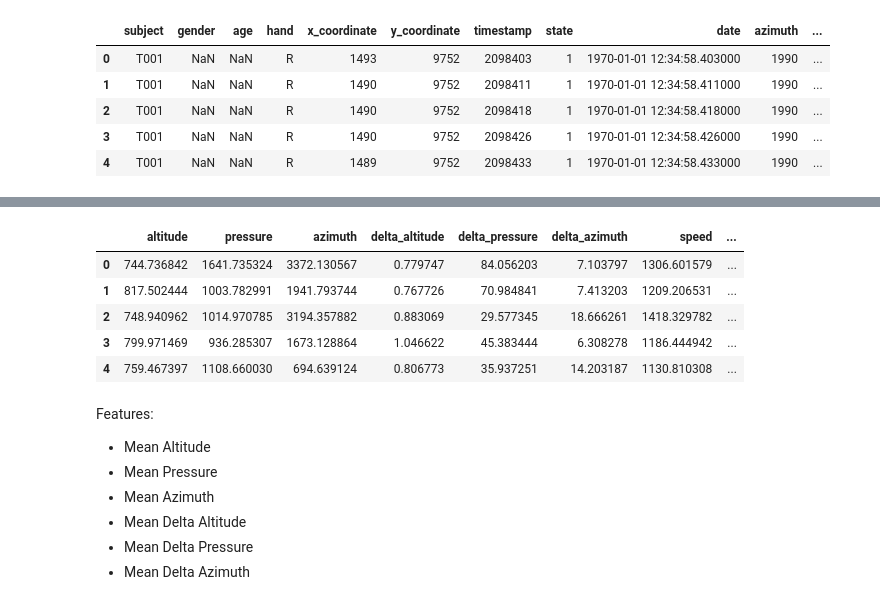
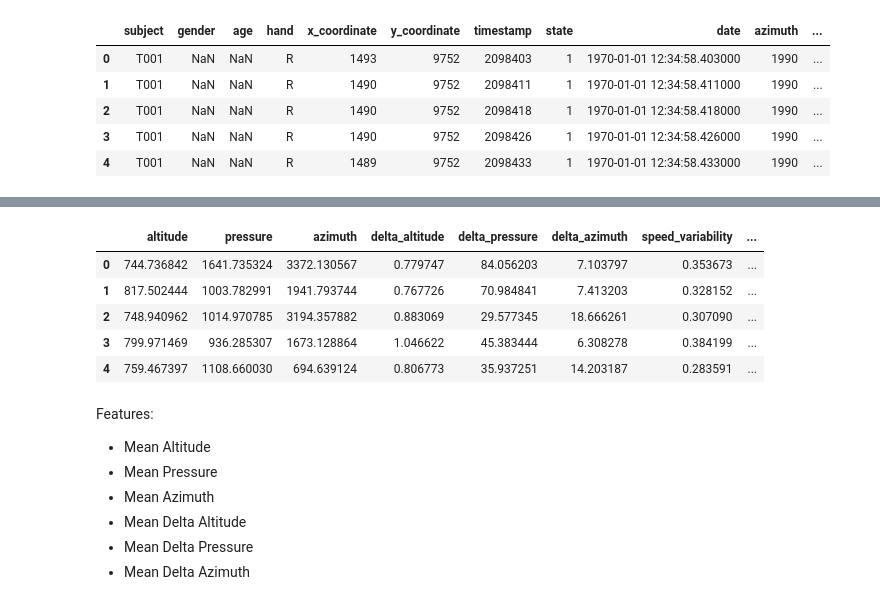
Before and after one commit to JWL16038/DATA471-Individual-Project, a Jupyter notebook: notebooks/spirals_modelling.ipynb, the cells around one changed output, grey strips where cells are left out. Saved outputs shown, nothing was run; the diff lists cells and outputs as text; code cells hidden in the pictures.

```diff
--- a/notebooks/spirals_modelling.ipynb
+++ b/notebooks/spirals_modelling.ipynb
@@ -129,7 +130,7 @@ def aggregate_features(df_input):
         "delta_pressure":'mean',
         "delta_azimuth":'mean',
         # "distance":'mean',
-        "speed":'mean',
+        # "speed":'mean',
     }).reset_index()
 
     # Merge the variability_df with mean_df on subject and session
@@ -139,16 +140,16 @@ def aggregate_features(df_input):
 # %%
 df = create_metrics(df)
 df_metrics = aggregate_features(df)
-df_metrics["control_numeric"] = (df_metrics["control"] == "N").astype(int)
+df_metrics["control_numeric"] = (df_metrics["control"] == "Y").astype(int)
 df_metrics = df_metrics.drop(["control"], axis=1)
 df_metrics.head()
 # %% [output]
-|  | altitude | pressure | azimuth | delta_altitude | delta_pressure | delta_azimuth | speed | ... |
-| 0 | 744.736842 | 1641.735324 | 3372.130567 | 0.779747 | 84.056203 | 7.103797 | 1306.601579 | ... |
-| 1 | 817.502444 | 1003.782991 | 1941.793744 | 0.767726 | 70.984841 | 7.413203 | 1209.206531 | ... |
-| 2 | 748.940962 | 1014.970785 | 3194.357882 | 0.883069 | 29.577345 | 18.666261 | 1418.329782 | ... |
-| 3 | 799.971469 | 936.285307 | 1673.128864 | 1.046622 | 45.383444 | 6.308278 | 1186.444942 | ... |
-| 4 | 759.467397 | 1108.660030 | 694.639124 | 0.806773 | 35.937251 | 14.203187 | 1130.810308 | ... |
+|  | altitude | pressure | azimuth | delta_altitude | delta_pressure | delta_azimuth | speed_variability | ... |
+| 0 | 744.736842 | 1641.735324 | 3372.130567 | 0.779747 | 84.056203 | 7.103797 | 0.353673 | ... |
+| 1 | 817.502444 | 1003.782991 | 1941.793744 | 0.767726 | 70.984841 | 7.413203 | 0.328152 | ... |
+| 2 | 748.940962 | 1014.970785 | 3194.357882 | 0.883069 | 29.577345 | 18.666261 | 0.307090 | ... |
+| 3 | 799.971469 | 936.285307 | 1673.128864 | 1.046622 | 45.383444 | 6.308278 | 0.384199 | ... |
+| 4 | 759.467397 | 1108.660030 | 694.639124 | 0.806773 | 35.937251 | 14.203187 | 0.283591 | ... |
 # %% [markdown]
 Features:
 - Mean Altitude
```
Also changed, not shown: parts of 26 cells of this notebook.
